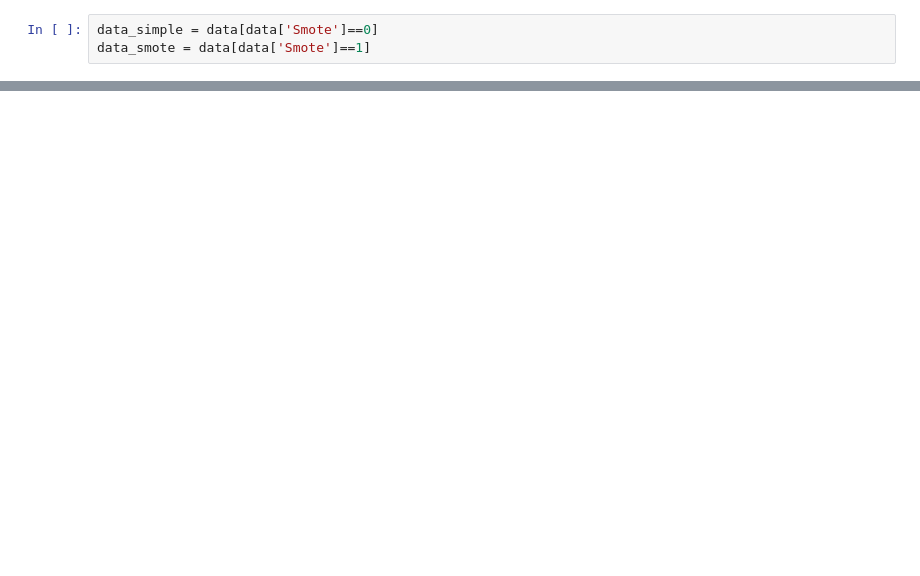
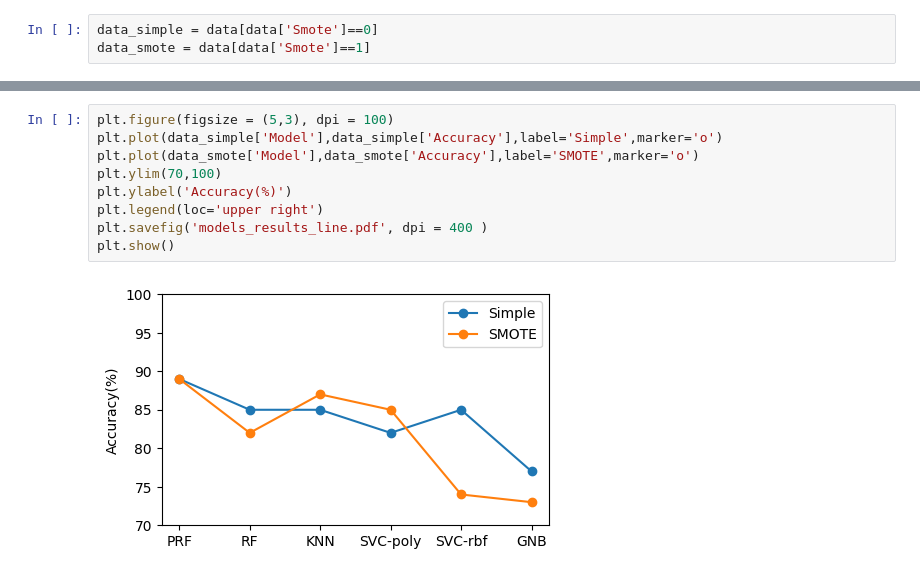
Before and after one commit to Mahdi-Abdollahii/Dusty-Stellar-Sources-Classification, a Jupyter notebook: Model_results_visualization.ipynb, the cells around one changed output, grey strips where cells are left out. Cells and saved outputs as stored; diff of their text form; blank space fills up the shorter version.

```diff
--- a/Model_results_visualization.ipynb
+++ b/Model_results_visualization.ipynb
@@ -63,3 +64,14 @@ plt.show()
+# %%
+plt.figure(figsize = (5,3), dpi = 100)
+plt.plot(data_simple['Model'],data_simple['Accuracy'],label='Simple',marker='o')
+plt.plot(data_smote['Model'],data_smote['Accuracy'],label='SMOTE',marker='o')
+plt.ylim(70,100)
+plt.ylabel('Accuracy(%)')
+plt.legend(loc='upper right')
+plt.savefig('models_results_line.pdf', dpi = 400 )
+plt.show()
+# %% [output]
+[figure, added]
 # %%
 import numpy as np
 import matplotlib.pyplot as plt
```
Also changed, not shown: parts of 5 cells of this notebook.
